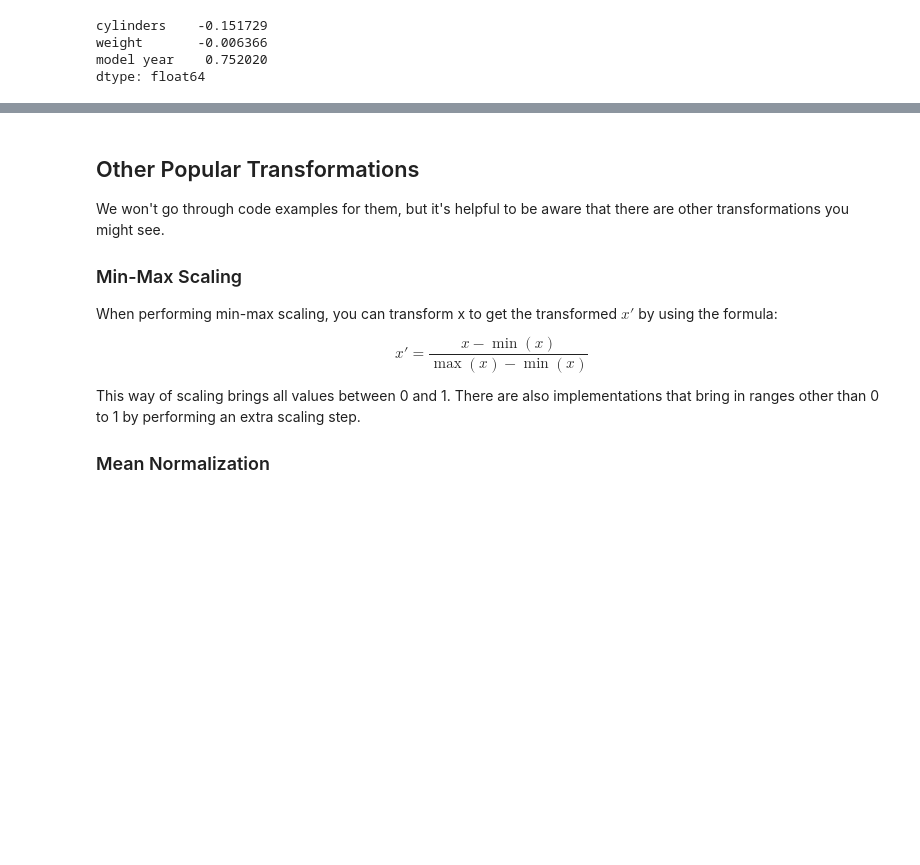
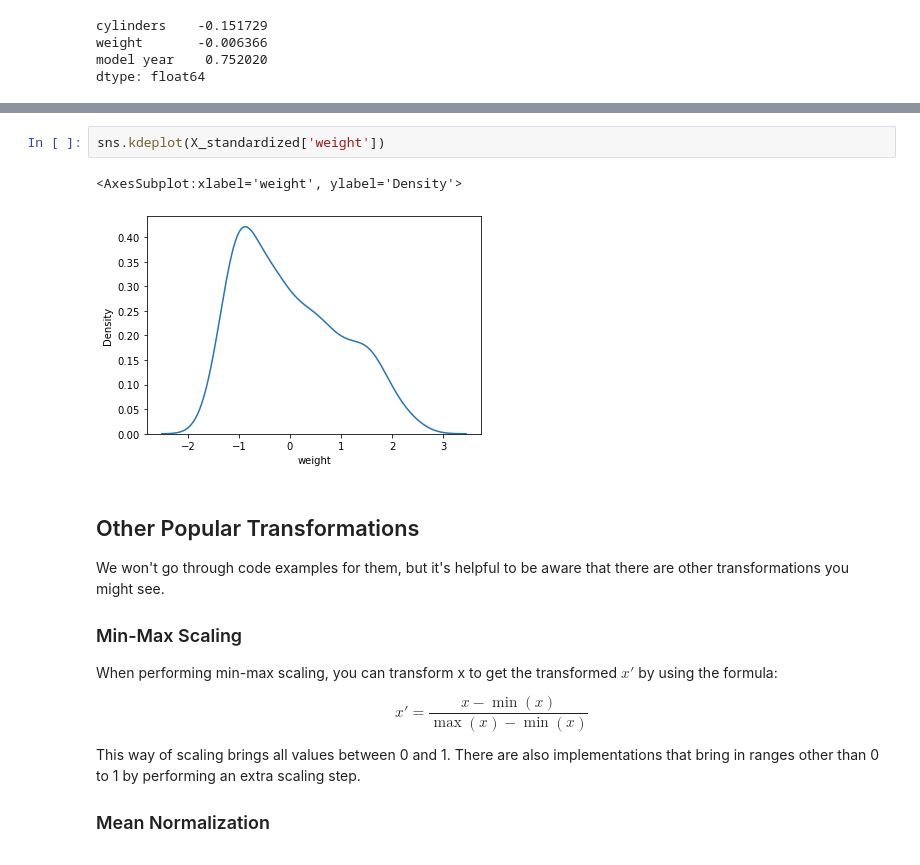
Before and after one commit to GraceMwende/PHASE_3-MS_DS, a Jupyter notebook: Flatiron/week1/Linear Transformations.ipynb, the cells around one changed output, grey strips where cells are left out. Cells and saved outputs as stored; diff of their text form; blank space fills up the shorter version.

```diff
--- a/Flatiron/week1/Linear Transformations.ipynb
+++ b/Flatiron/week1/Linear Transformations.ipynb
@@ -587,3 +620,8 @@ dtype: float64
+# %%
+sns.kdeplot(X_standardized['weight'])
+# %% [output]
+<AxesSubplot:xlabel='weight', ylabel='Density'>
+[figure, added]
 # %% [markdown]
 ## Other Popular Transformations
 
```
Also changed, not shown: parts of 1 cell of this notebook, 4 other files.
